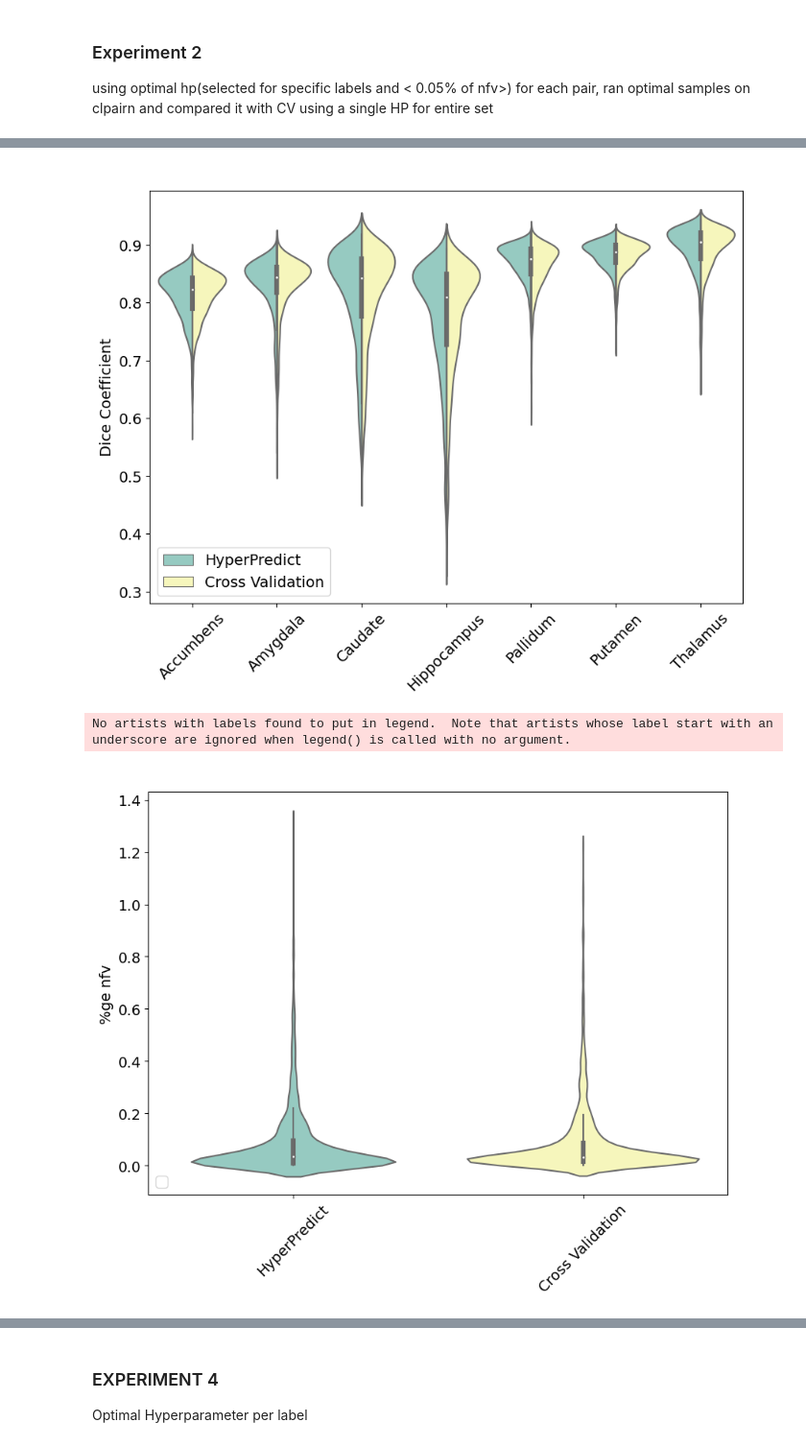
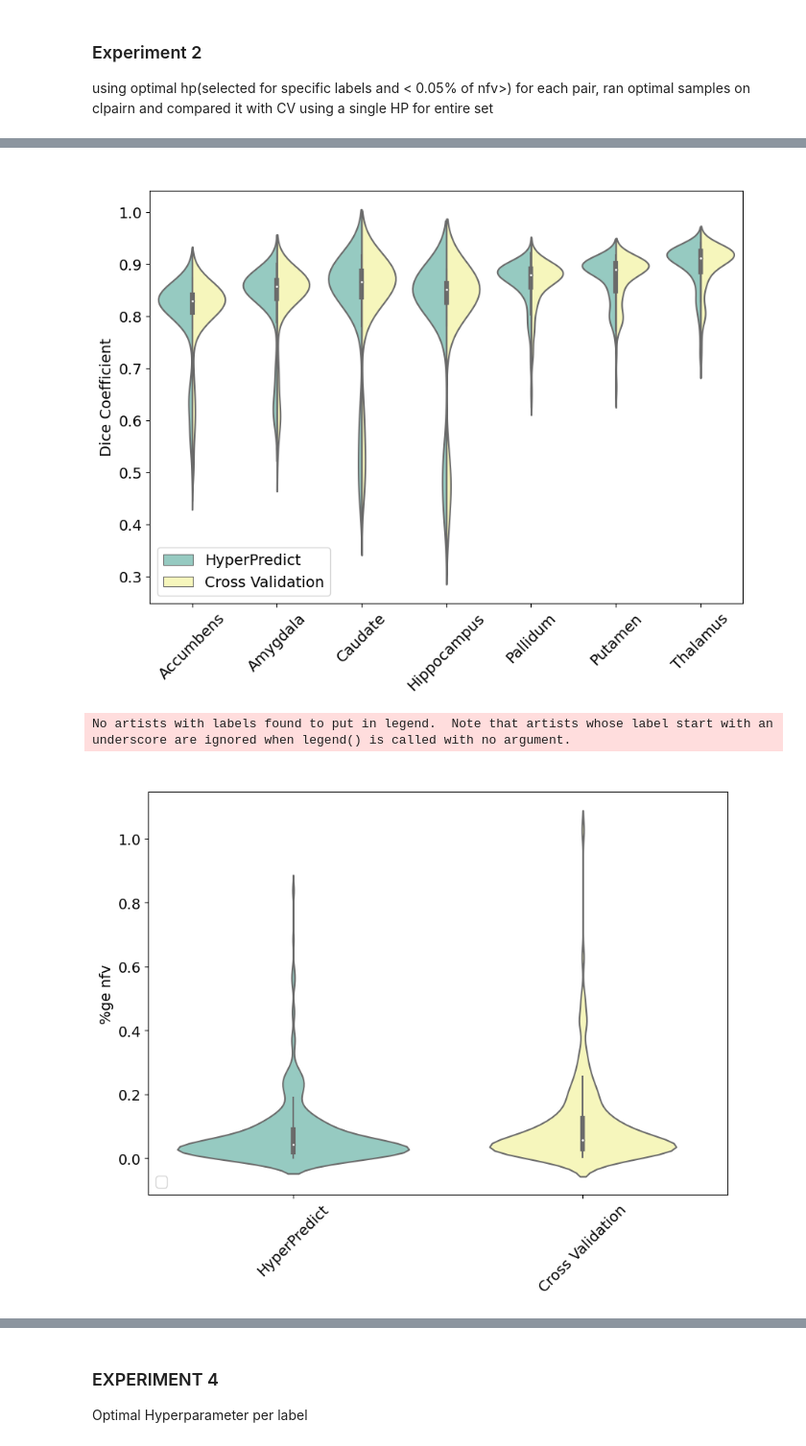
Before and after one commit to aisha-lawal/hyperpredict, a Jupyter notebook: visualizations/hyperpredict_niftyreg.ipynb, the cells around one changed output, grey strips where cells are left out. Shown at 96% size. Cells and saved outputs as stored; diff of their text form; code cells hidden in the pictures.

```diff
--- a/visualizations/hyperpredict_niftyreg.ipynb
+++ b/visualizations/hyperpredict_niftyreg.ipynb
@@ -148,10 +158,10 @@ plt.show()
 ### Experiment 2
 using optimal hp(selected for specific labels and < 0.05% of nfv>) for each pair, ran optimal samples on clpairn and compared it with CV using a single HP for entire set
 # %%
-#plot violin plot
-import pandas as pd
-hyperpredict_exp2 = pd.read_csv("../results/symnet_niftyreg/optimal_hp_0.5%_hyperpredict_niftyreg_retrained.csv")
-
+# hyperpredict_exp2 = pd.read_csv("../results/symnet_niftyreg/optimal_hp_0.5%_hyperpredict_niftyreg_retrained.csv")
+hyperpredict_exp2 = pd.read_csv("../results/symnet_niftyreg/mean_encoding_main_hyperpredict_network_nfv_194404_be_le_sx_datasize0.25_label_target.csv")
+# hyperpredict_exp2 = pd.read_csv("../results/symnet_niftyreg/mean_encoding_main_hyperpredict_network_nfv_194404_be_le_sx-8_0_datasize0.25_label_target.csv")
+hyperpredict_exp2.drop(columns = ['target_label'], inplace=True)
 hyperpredict_exp2.rename(columns={"target_dice": "dice"}, inplace=True)
 hyperpredict_exp2.rename(columns={"target_nfv": "nfv"}, inplace=True)
 print(hyperpredict_exp2["nfv"].max())
@@ -160,7 +170,8 @@ selected_labels = ["Accumbens", "Amygdala", "Caudate", "Hippocampus", "Pallidum"
 hyperpredict_exp2 = hyperpredict_exp2[hyperpredict_exp2["label"].isin(selected_labels)].reset_index(drop=True)
 
 
-cross_validation_exp2 =  pd.read_csv("../results/cross_validation/niftyreg/niftyreg_grid_search_optimal_0.0075.csv")
+# cross_validation_exp2 =  pd.read_csv("../results/cross_validation/niftyreg/niftyreg_grid_search_optimal_0.0075.csv")
+cross_validation_exp2 =  pd.read_csv("../results/cross_validation/niftyreg/niftyreg_cross_val_optimal_0.007_default_be_le_testing.csv")
 cross_validation_exp2 = cross_validation_exp2[cross_validation_exp2["label"].isin(selected_labels)].reset_index(drop=True)
 cross_validation_exp2.rename(columns={"target_dice": "dice"}, inplace=True)
 cross_validation_exp2.rename(columns={"target_nfv": "nfv"}, inplace=True)
@@ -200,3 +211,3 @@ plt.show();
-[figure, old version]
+[figure, new version]
 No artists with labels found to put in legend.  Note that artists whose label start with an underscore are ignored when legend() is called with no argument.
-[figure, old version]
+[figure, new version]
```
Also changed, not shown: parts of 13 cells of this notebook, 14 other files.
